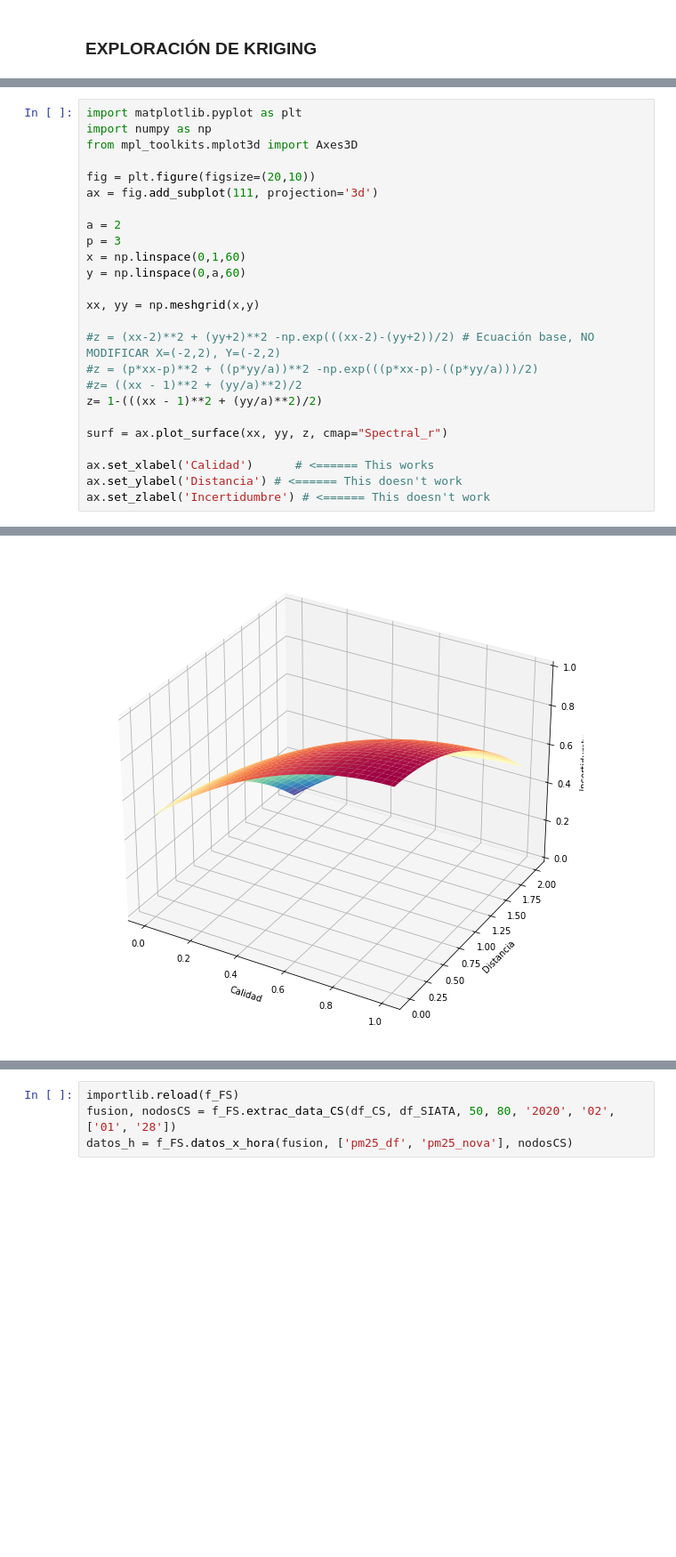
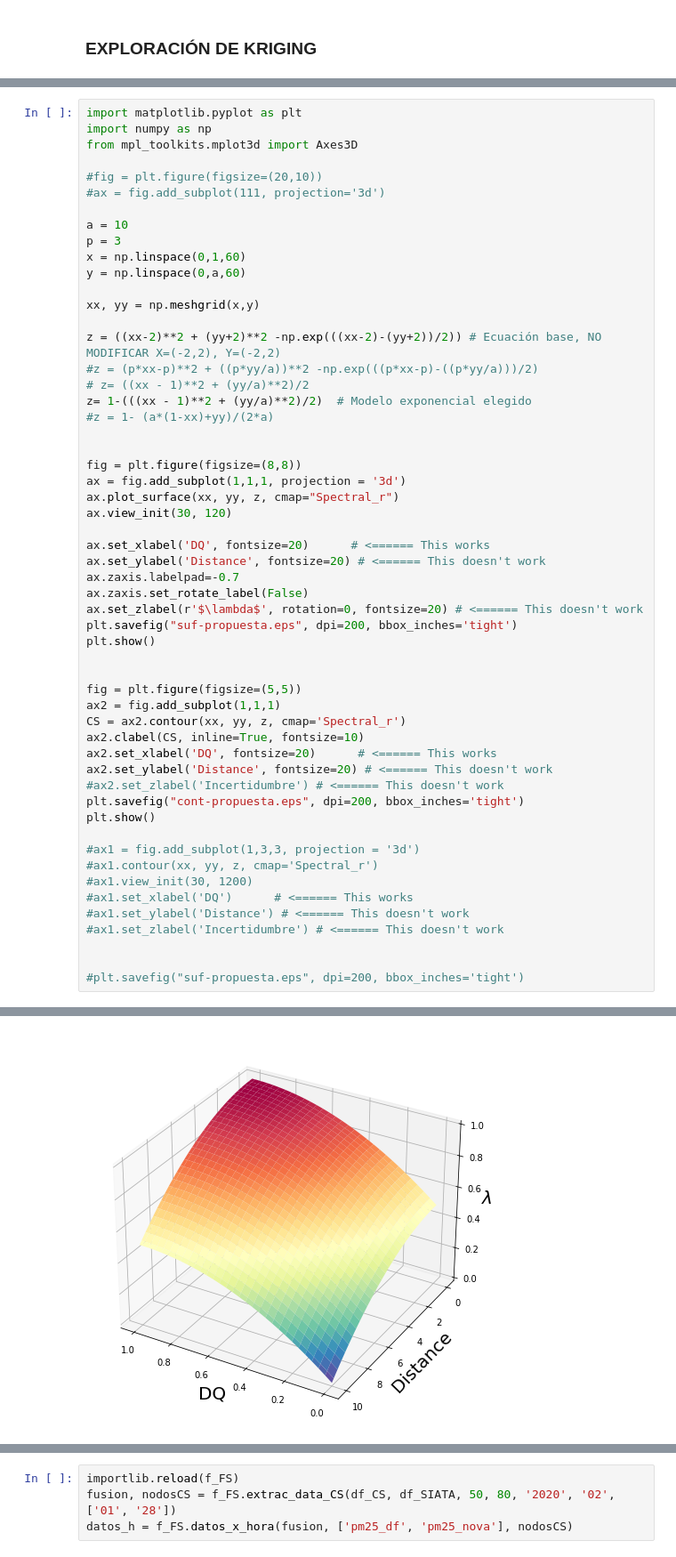
Before and after one commit to ferrcho024/Objetive_1, a Jupyter notebook: Data Interpolation/Kriging.ipynb, the cells around one changed output, grey strips where cells are left out. Shown at 89% size. Saved outputs shown, nothing was run; the diff lists cells and outputs as text; blank space fills up the shorter version.

```diff
--- a/Data Interpolation/Kriging.ipynb
+++ b/Data Interpolation/Kriging.ipynb
@@ -809,24 +812,54 @@ import matplotlib.pyplot as plt
 import numpy as np
 from mpl_toolkits.mplot3d import Axes3D
 
-fig = plt.figure(figsize=(20,10))
-ax = fig.add_subplot(111, projection='3d')
+#fig = plt.figure(figsize=(20,10))
+#ax = fig.add_subplot(111, projection='3d')
 
-a = 2
+a = 10
 p = 3
 x = np.linspace(0,1,60)
 y = np.linspace(0,a,60)
 
 xx, yy = np.meshgrid(x,y)
 
-#z = (xx-2)**2 + (yy+2)**2 -np.exp(((xx-2)-(yy+2))/2) # Ecuación base, NO MODIFICAR X=(-2,2), Y=(-2,2)
+z = ((xx-2)**2 + (yy+2)**2 -np.exp(((xx-2)-(yy+2))/2)) # Ecuación base, NO MODIFICAR X=(-2,2), Y=(-2,2)
 #z = (p*xx-p)**2 + ((p*yy/a))**2 -np.exp(((p*xx-p)-((p*yy/a)))/2)
-#z= ((xx - 1)**2 + (yy/a)**2)/2
-z= 1-(((xx - 1)**2 + (yy/a)**2)/2)
+# z= ((xx - 1)**2 + (yy/a)**2)/2
+z= 1-(((xx - 1)**2 + (yy/a)**2)/2)  # Modelo exponencial elegido
+#z = 1- (a*(1-xx)+yy)/(2*a)
 
-surf = ax.plot_surface(xx, yy, z, cmap="Spectral_r")
 
-ax.set_xlabel('Calidad')      # <====== This works
-ax.set_ylabel('Distancia') # <====== This doesn't work
-ax.set_zlabel('Incertidumbre') # <====== This doesn't work
+fig = plt.figure(figsize=(8,8))
+ax = fig.add_subplot(1,1,1, projection = '3d')
+ax.plot_surface(xx, yy, z, cmap="Spectral_r")
+ax.view_init(30, 120)
+
+ax.set_xlabel('DQ', fontsize=20)      # <====== This works
+ax.set_ylabel('Distance', fontsize=20) # <====== This doesn't work
+ax.zaxis.labelpad=-0.7
+ax.zaxis.set_rotate_label(False)
+ax.set_zlabel(r'$\lambda$', rotation=0, fontsize=20) # <====== This doesn't work
+plt.savefig("suf-propuesta.eps", dpi=200, bbox_inches='tight')
+plt.show()
+
+
+fig = plt.figure(figsize=(5,5))
+ax2 = fig.add_subplot(1,1,1)
+CS = ax2.contour(xx, yy, z, cmap='Spectral_r')
+ax2.clabel(CS, inline=True, fontsize=10)
+ax2.set_xlabel('DQ', fontsize=20)      # <====== This works
+ax2.set_ylabel('Distance', fontsize=20) # <====== This doesn't work
+#ax2.set_zlabel('Incertidumbre') # <====== This doesn't work
+plt.savefig("cont-propuesta.eps", dpi=200, bbox_inches='tight')
+plt.show()
+
+#ax1 = fig.add_subplot(1,3,3, projection = '3d')
+#ax1.contour(xx, yy, z, cmap='Spectral_r')
+#ax1.view_init(30, 1200)
+#ax1.set_xlabel('DQ')      # <====== This works
+#ax1.set_ylabel('Distance') # <====== This doesn't work
+#ax1.set_zlabel('Incertidumbre') # <====== This doesn't work
+
+
+#plt.savefig("suf-propuesta.eps", dpi=200, bbox_inches='tight')
 # %% [output]
@@ -834 +867 @@ Text(0.5, 0, 'Incertidumbre')
-[figure, old version]
+[figure, new version]
```
Also changed, not shown: parts of 14 cells of this notebook, 9 other files.
